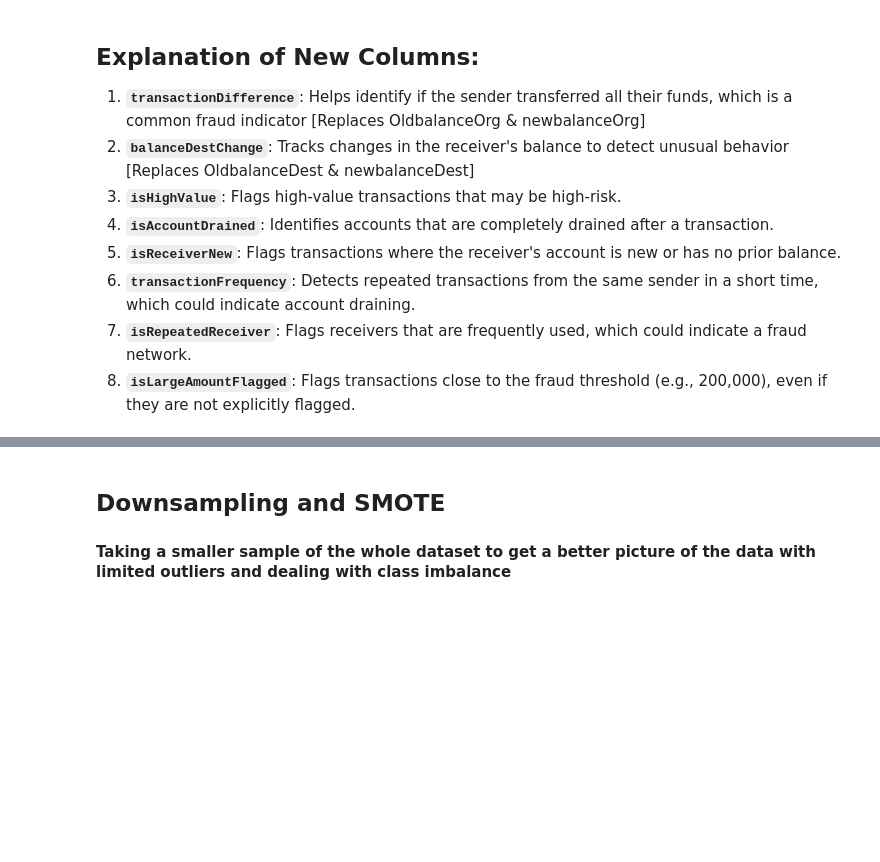
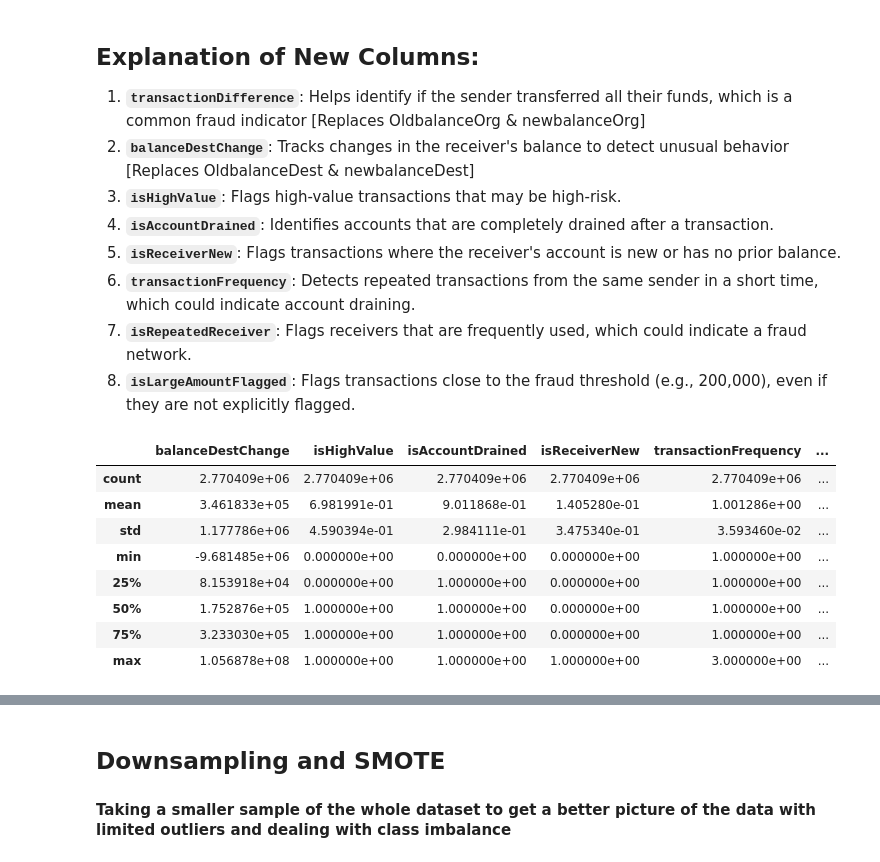
Before and after one commit to angeneris/TLAB_Fraud_Detect, a Jupyter notebook: Jupyter Notebooks/fraud_detect_eda.ipynb, the cells around one changed output, grey strips where cells are left out. Cells and saved outputs as stored; diff of their text form; code cells hidden in the pictures; blank space fills up the shorter version.

```diff
--- a/Jupyter Notebooks/fraud_detect_eda.ipynb
+++ b/Jupyter Notebooks/fraud_detect_eda.ipynb
@@ -286,3 +286,18 @@ data.head(20)
 6. **`transactionFrequency`**: Detects repeated transactions from the same sender in a short time, which could indicate account draining.
 7. **`isRepeatedReceiver`**: Flags receivers that are frequently used, which could indicate a fraud network.
 8. **`isLargeAmountFlagged`**: Flags transactions close to the fraud threshold (e.g., 200,000), even if they are not explicitly flagged.
+# %%
+# Summary statistics for new columns
+new_columns = ['balanceDestChange', 'isHighValue', 'isAccountDrained', 'isReceiverNew',
+               'transactionFrequency', 'isRepeatedReceiver', 'isLargeAmountFlagged', 'transactionDifference']
+data[new_columns].describe()
+# %% [output]
+|  | balanceDestChange | isHighValue | isAccountDrained | isReceiverNew | transactionFrequency | ... |
+| count | 2.770409e+06 | 2.770409e+06 | 2.770409e+06 | 2.770409e+06 | 2.770409e+06 | ... |
+| mean | 3.461833e+05 | 6.981991e-01 | 9.011868e-01 | 1.405280e-01 | 1.001286e+00 | ... |
+| std | 1.177786e+06 | 4.590394e-01 | 2.984111e-01 | 3.475340e-01 | 3.593460e-02 | ... |
+| min | -9.681485e+06 | 0.000000e+00 | 0.000000e+00 | 0.000000e+00 | 1.000000e+00 | ... |
+| 25% | 8.153918e+04 | 0.000000e+00 | 1.000000e+00 | 0.000000e+00 | 1.000000e+00 | ... |
+| 50% | 1.752876e+05 | 1.000000e+00 | 1.000000e+00 | 0.000000e+00 | 1.000000e+00 | ... |
+| 75% | 3.233030e+05 | 1.000000e+00 | 1.000000e+00 | 0.000000e+00 | 1.000000e+00 | ... |
+| max | 1.056878e+08 | 1.000000e+00 | 1.000000e+00 | 1.000000e+00 | 3.000000e+00 | ... |
```
Also changed, not shown: parts of 19 cells of this notebook, 2 other files.
